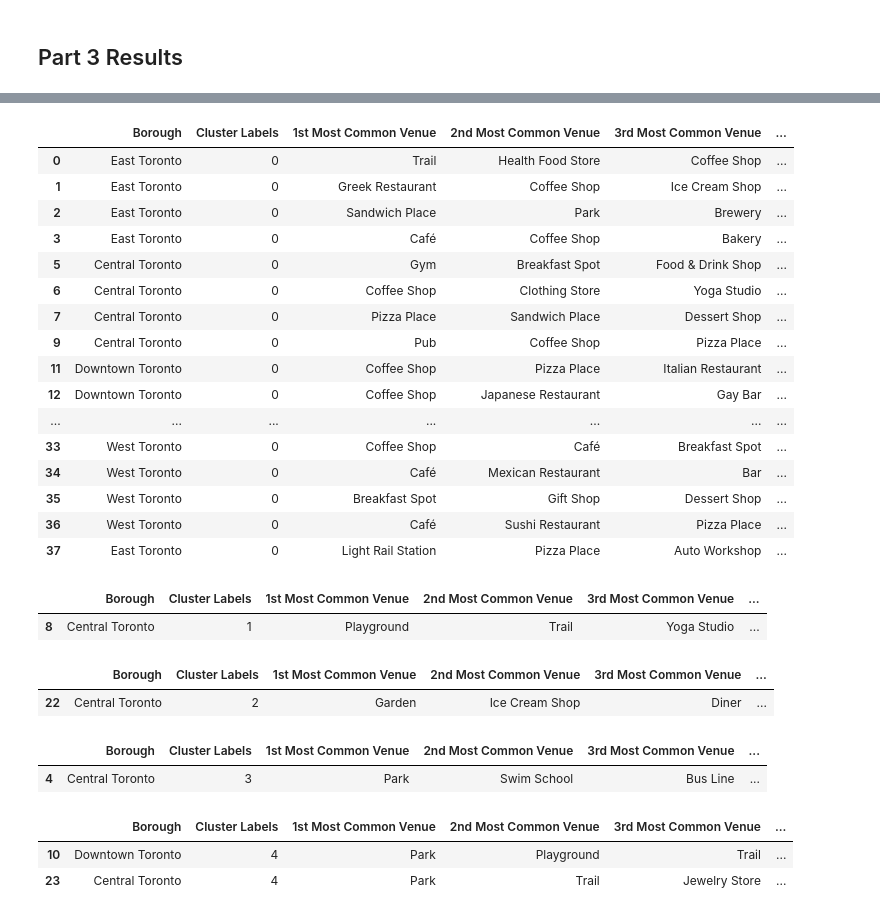
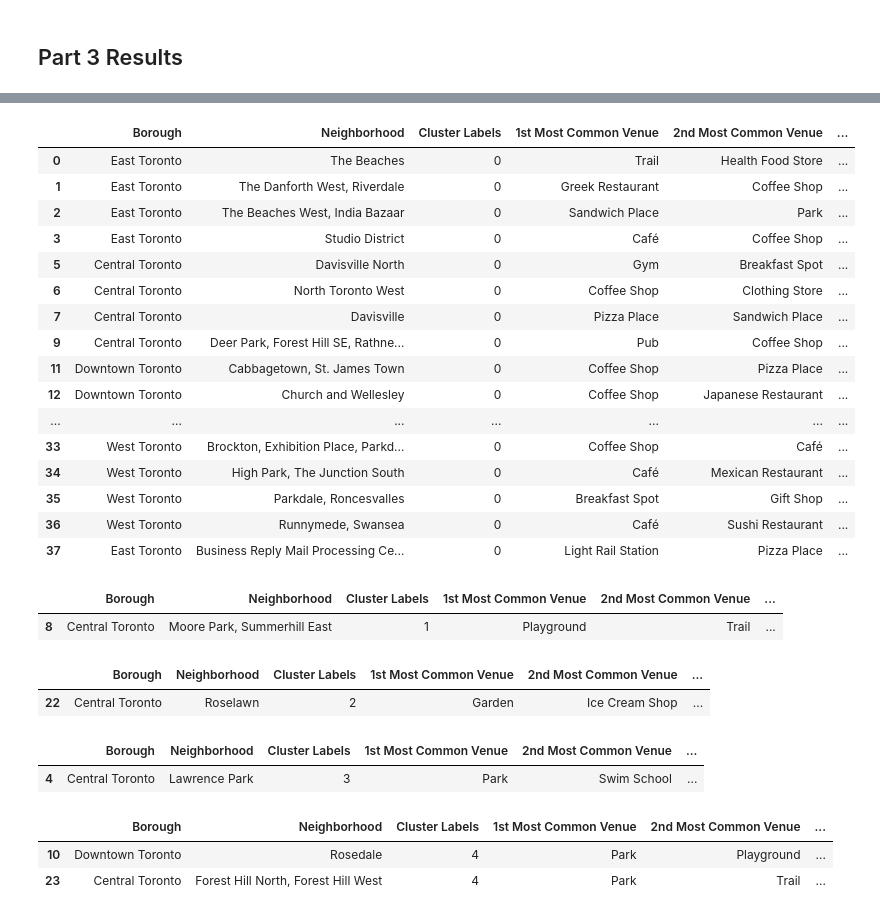
Before and after one commit to nicpak/coursera_capstone, a Jupyter notebook: Coursera - Capstone Notebook 2.ipynb, the cells around one changed output, grey strips where cells are left out. Cells and saved outputs as stored; diff of their text form; code cells hidden in the pictures.

Commit message:
Published from Watson Studio.

```diff
--- a/Coursera - Capstone Notebook 2.ipynb
+++ b/Coursera - Capstone Notebook 2.ipynb
@@ -517,43 +523,43 @@ map_clusters
 # %% [output]
 [interactive output not drawn]
 # %%
-toronto_merged.loc[toronto_merged['Cluster Labels'] == 0, toronto_merged.columns[[1] + list(range(5, toronto_merged.shape[1]))]]
+toronto_merged.loc[toronto_merged['Cluster Labels'] == 0, toronto_merged.columns[[1] + [2] + list(range(5, toronto_merged.shape[1]))]]
 # %% [output]
-|  | Borough | Cluster Labels | 1st Most Common Venue | 2nd Most Common Venue | 3rd Most Common Venue | ... |
-| 0 | East Toronto | 0 | Trail | Health Food Store | Coffee Shop | ... |
-| 1 | East Toronto | 0 | Greek Restaurant | Coffee Shop | Ice Cream Shop | ... |
-| 2 | East Toronto | 0 | Sandwich Place | Park | Brewery | ... |
-| 3 | East Toronto | 0 | Café | Coffee Shop | Bakery | ... |
-| 5 | Central Toronto | 0 | Gym | Breakfast Spot | Food & Drink Shop | ... |
-| 6 | Central Toronto | 0 | Coffee Shop | Clothing Store | Yoga Studio | ... |
-| 7 | Central Toronto | 0 | Pizza Place | Sandwich Place | Dessert Shop | ... |
-| 9 | Central Toronto | 0 | Pub | Coffee Shop | Pizza Place | ... |
-| 11 | Downtown Toronto | 0 | Coffee Shop | Pizza Place | Italian Restaurant | ... |
-| 12 | Downtown Toronto | 0 | Coffee Shop | Japanese Restaurant | Gay Bar | ... |
+|  | Borough | Neighborhood | Cluster Labels | 1st Most Common Venue | 2nd Most Common Venue | ... |
+| 0 | East Toronto | The Beaches | 0 | Trail | Health Food Store | ... |
+| 1 | East Toronto | The Danforth West, Riverdale | 0 | Greek Restaurant | Coffee Shop | ... |
+| 2 | East Toronto | The Beaches West, India Bazaar | 0 | Sandwich Place | Park | ... |
+| 3 | East Toronto | Studio District | 0 | Café | Coffee Shop | ... |
+| 5 | Central Toronto | Davisville North | 0 | Gym | Breakfast Spot | ... |
+| 6 | Central Toronto | North Toronto West | 0 | Coffee Shop | Clothing Store | ... |
+| 7 | Central Toronto | Davisville | 0 | Pizza Place | Sandwich Place | ... |
+| 9 | Central Toronto | Deer Park, Forest Hill SE, Rathne... | 0 | Pub | Coffee Shop | ... |
+| 11 | Downtown Toronto | Cabbagetown, St. James Town | 0 | Coffee Shop | Pizza Place | ... |
+| 12 | Downtown Toronto | Church and Wellesley | 0 | Coffee Shop | Japanese Restaurant | ... |
 | ... | ... | ... | ... | ... | ... | ... |
-| 33 | West Toronto | 0 | Coffee Shop | Café | Breakfast Spot | ... |
-| 34 | West Toronto | 0 | Café | Mexican Restaurant | Bar | ... |
-| 35 | West Toronto | 0 | Breakfast Spot | Gift Shop | Dessert Shop | ... |
-| 36 | West Toronto | 0 | Café | Sushi Restaurant | Pizza Place | ... |
-| 37 | East Toronto | 0 | Light Rail Station | Pizza Place | Auto Workshop | ... |
+| 33 | West Toronto | Brockton, Exhibition Place, Parkd... | 0 | Coffee Shop | Café | ... |
+| 34 | West Toronto | High Park, The Junction South | 0 | Café | Mexican Restaurant | ... |
+| 35 | West Toronto | Parkdale, Roncesvalles | 0 | Breakfast Spot | Gift Shop | ... |
+| 36 | West Toronto | Runnymede, Swansea | 0 | Café | Sushi Restaurant | ... |
+| 37 | East Toronto | Business Reply Mail Processing Ce... | 0 | Light Rail Station | Pizza Place | ... |
 # %%
-toronto_merged.loc[toronto_merged['Cluster Labels'] == 1, toronto_merged.columns[[1] + list(range(5, toronto_merged.shape[1]))]]
+toronto_merged.loc[toronto_merged['Cluster Labels'] == 1, toronto_merged.columns[[1] + [2] + list(range(5, toronto_merged.shape[1]))]]
 # %% [output]
-|  | Borough | Cluster Labels | 1st Most Common Venue | 2nd Most Common Venue | 3rd Most Common Venue | ... |
-| 8 | Central Toronto | 1 | Playground | Trail | Yoga Studio | ... |
+|  | Borough | Neighborhood | Cluster Labels | 1st Most Common Venue | 2nd Most Common Venue | ... |
+| 8 | Central Toronto | Moore Park, Summerhill East | 1 | Playground | Trail | ... |
 # %%
-toronto_merged.loc[toronto_merged['Cluster Labels'] == 2, toronto_merged.columns[[1] + list(range(5, toronto_merged.shape[1]))]]
+toronto_merged.loc[toronto_merged['Cluster Labels'] == 2, toronto_merged.columns[[1] + [2] + list(range(5, toronto_merged.shape[1]))]]
 # %% [output]
-|  | Borough | Cluster Labels | 1st Most Common Venue | 2nd Most Common Venue | 3rd Most Common Venue | ... |
-| 22 | Central Toronto | 2 | Garden | Ice Cream Shop | Diner | ... |
+|  | Borough | Neighborhood | Cluster Labels | 1st Most Common Venue | 2nd Most Common Venue | ... |
+| 22 | Central Toronto | Roselawn | 2 | Garden | Ice Cream Shop | ... |
 # %%
-toronto_merged.loc[toronto_merged['Cluster Labels'] == 3, toronto_merged.columns[[1] + list(range(5, toronto_merged.shape[1]))]]
+toronto_merged.loc[toronto_merged['Cluster Labels'] == 3, toronto_merged.columns[[1] + [2] + list(range(5, toronto_merged.shape[1]))]]
 # %% [output]
-|  | Borough | Cluster Labels | 1st Most Common Venue | 2nd Most Common Venue | 3rd Most Common Venue | ... |
-| 4 | Central Toronto | 3 | Park | Swim School | Bus Line | ... |
+|  | Borough | Neighborhood | Cluster Labels | 1st Most Common Venue | 2nd Most Common Venue | ... |
+| 4 | Central Toronto | Lawrence Park | 3 | Park | Swim School | ... |
 # %%
-toronto_merged.loc[toronto_merged['Cluster Labels'] == 4, toronto_merged.columns[[1] + list(range(5, toronto_merged.shape[1]))]]
+toronto_merged.loc[toronto_merged['Cluster Labels'] == 4, toronto_merged.columns[[1] + [2] + list(range(5, toronto_merged.shape[1]))]]
 # %% [output]
-|  | Borough | Cluster Labels | 1st Most Common Venue | 2nd Most Common Venue | 3rd Most Common Venue | ... |
-| 10 | Downtown Toronto | 4 | Park | Playground | Trail | ... |
-| 23 | Central Toronto | 4 | Park | Trail | Jewelry Store | ... |
+|  | Borough | Neighborhood | Cluster Labels | 1st Most Common Venue | 2nd Most Common Venue | ... |
+| 10 | Downtown Toronto | Rosedale | 4 | Park | Playground | ... |
+| 23 | Central Toronto | Forest Hill North, Forest Hill West | 4 | Park | Trail | ... |
```
Also changed, not shown: parts of 9 cells of this notebook.
